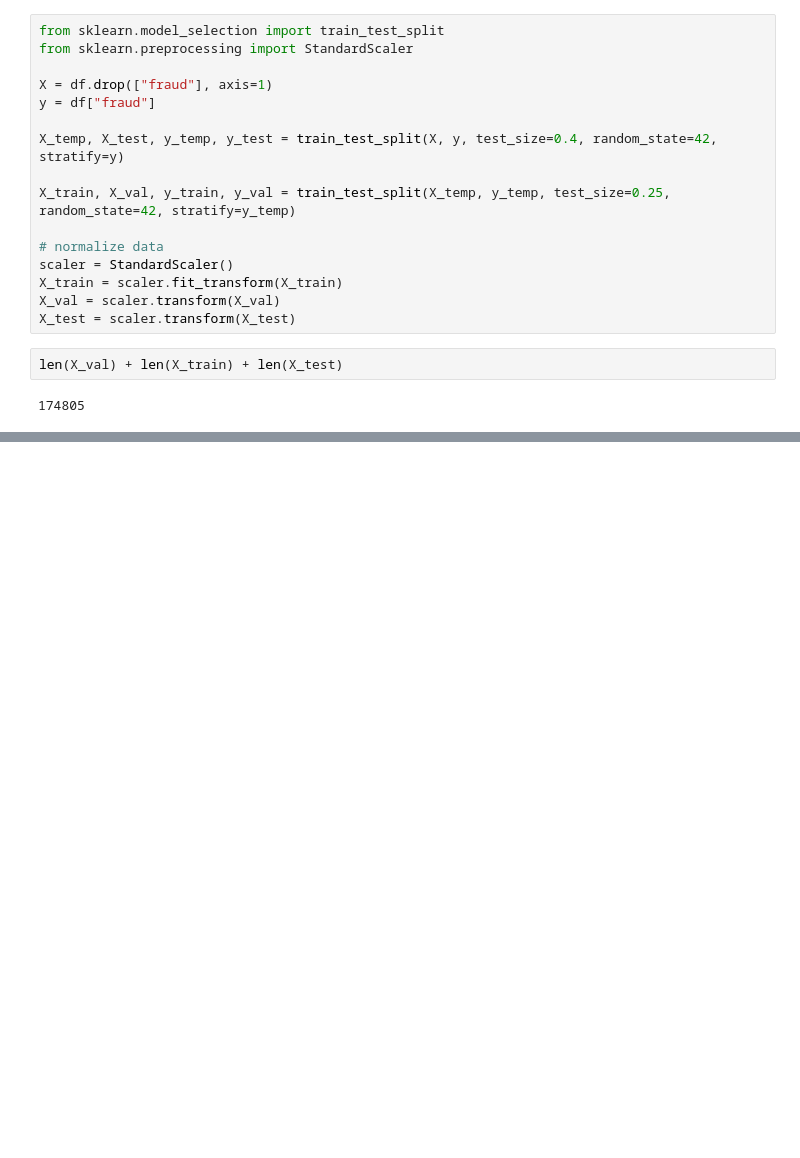
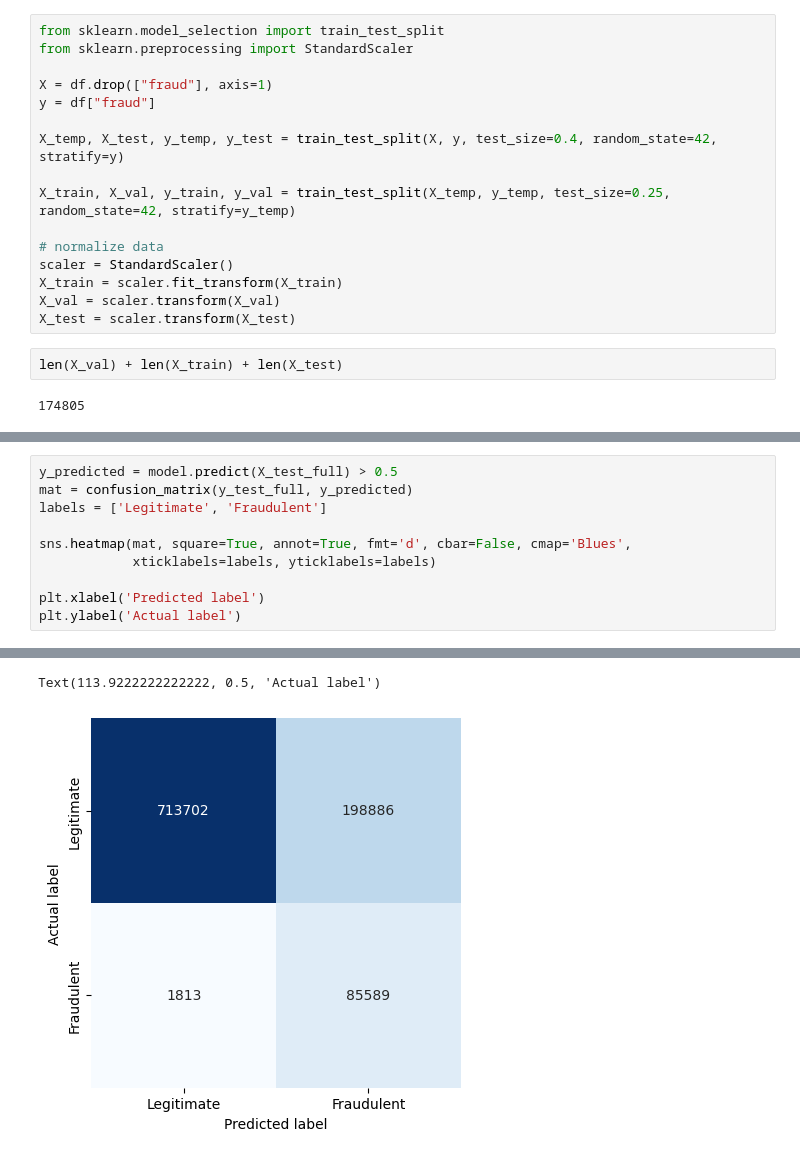
Before and after one commit to ntherndon97/COSC522-Group5, a Jupyter notebook: Group5_FinalProject.ipynb, the cells around one changed output, grey strips where cells are left out. Saved outputs shown, nothing was run; the diff lists cells and outputs as text; blank space fills up the shorter version.

```diff
--- a/Group5_FinalProject.ipynb
+++ b/Group5_FinalProject.ipynb
@@ -218,0 +317,11 @@ print(test_acc)
+# %%
+y_predicted = model.predict(X_test_full) > 0.5
+mat = confusion_matrix(y_test_full, y_predicted)
+labels = ['Legitimate', 'Fraudulent']
+
+sns.heatmap(mat, square=True, annot=True, fmt='d', cbar=False, cmap='Blues',
+            xticklabels=labels, yticklabels=labels)
+
+plt.xlabel('Predicted label')
+plt.ylabel('Actual label')
+# %% [output]
@@ -218,0 +329,2 @@ print(test_acc)
+Text(113.9222222222222, 0.5, 'Actual label')
+[figure, added]
```
Also changed, not shown: parts of 26 cells of this notebook.
